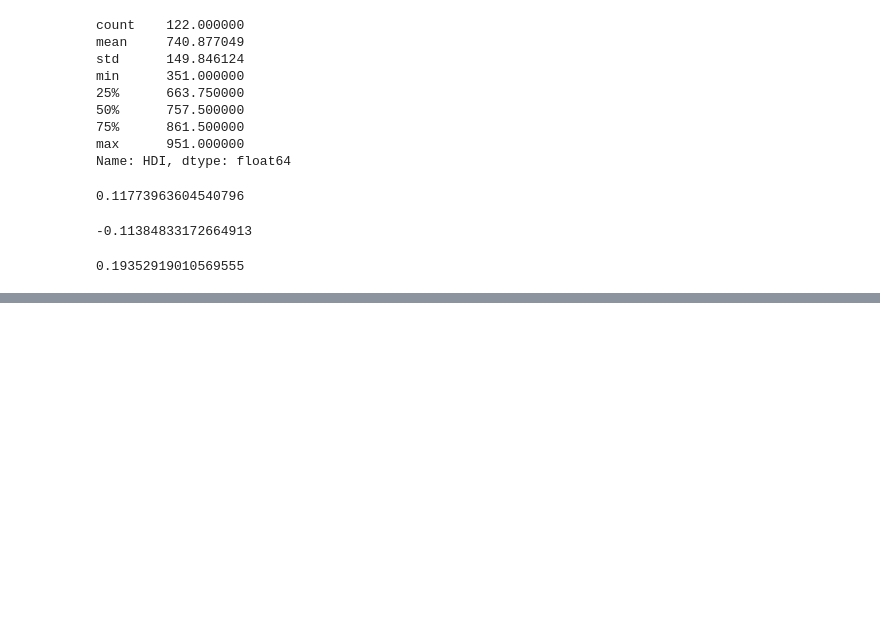
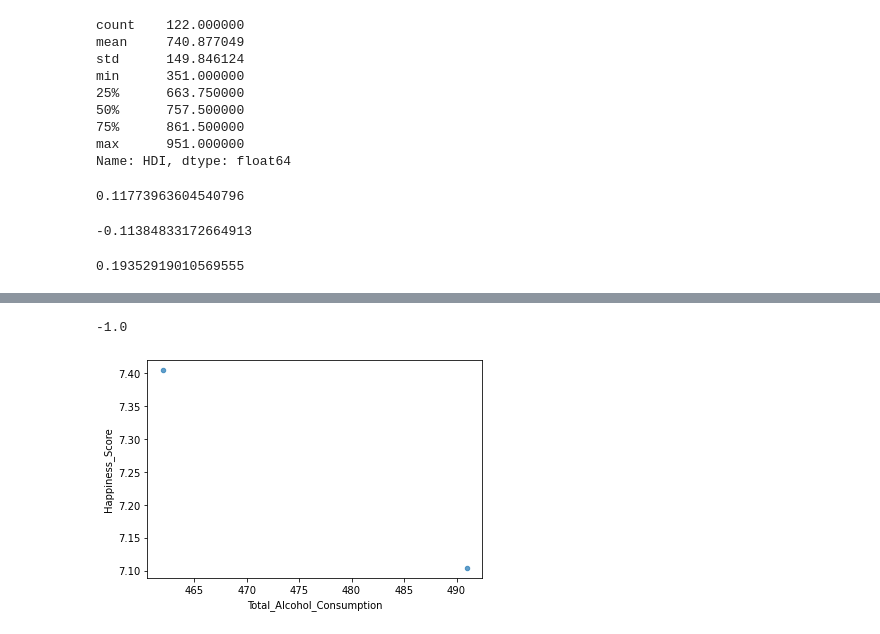
Before and after one commit to jaharbaugh/exploring-happiness-and-alcohol, a Jupyter notebook: alcohol-happiness.ipynb, the cells around one changed output, grey strips where cells are left out. Drawn from its saved outputs; the diff is of its cells as text; code cells hidden in the pictures; blank space fills up the shorter version.

```diff
--- a/alcohol-happiness.ipynb
+++ b/alcohol-happiness.ipynb
@@ -288,0 +314,13 @@ development_correlations = [high_develpment_nations_correlation, med_develpment_
+# %%
+north_america = dataset[dataset['Region'] == 'North America']
+north_america.plot(
+    x='Total_Alcohol_Consumption',
+    y='Happiness_Score',
+    kind='scatter',
+    alpha=0.7
+)
+north_america_correlation = north_america['Happiness_Score'].corr(north_america['Total_Alcohol_Consumption'])
+north_america_correlation
+# %% [output]
+-1.0
+[figure, added]
```
Also changed, not shown: parts of 27 cells of this notebook.
